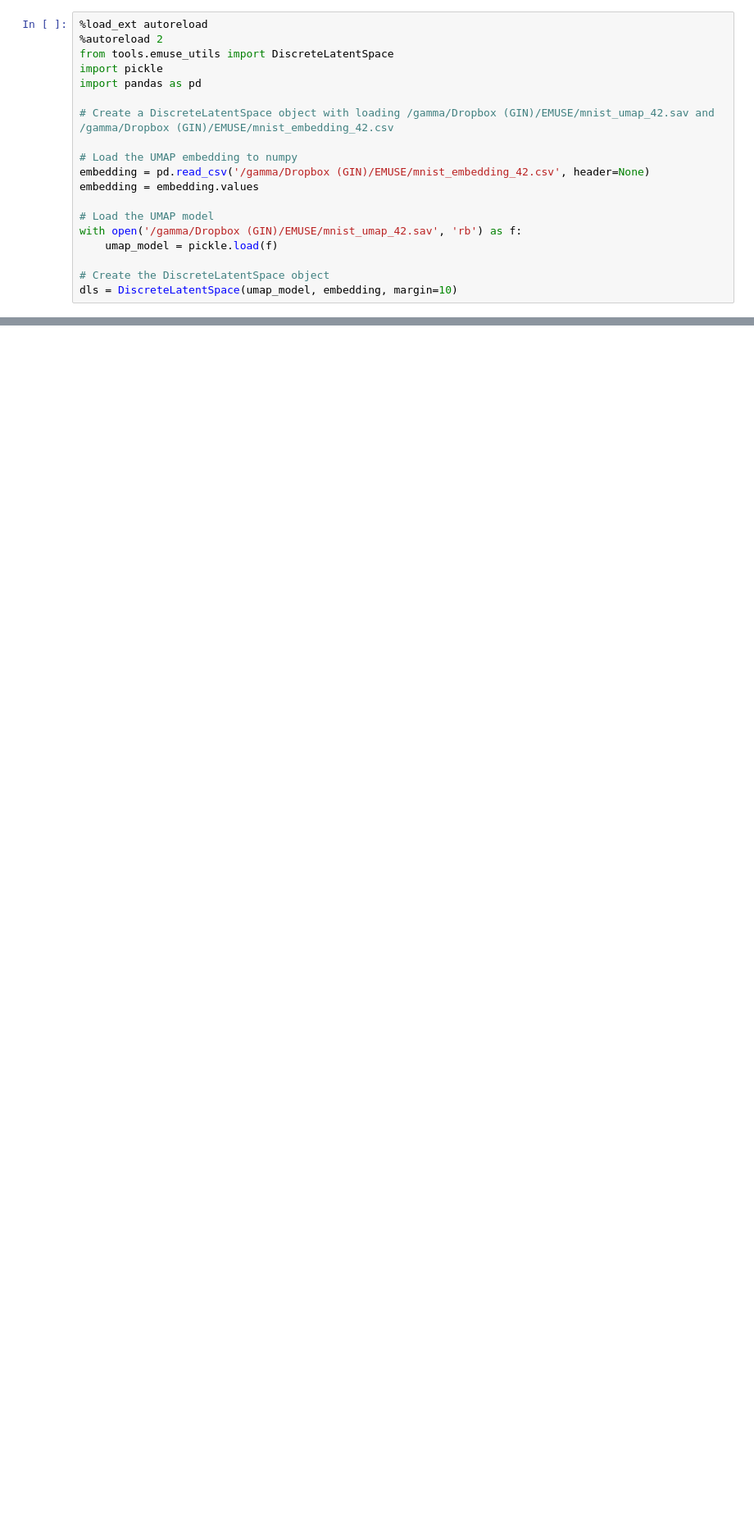
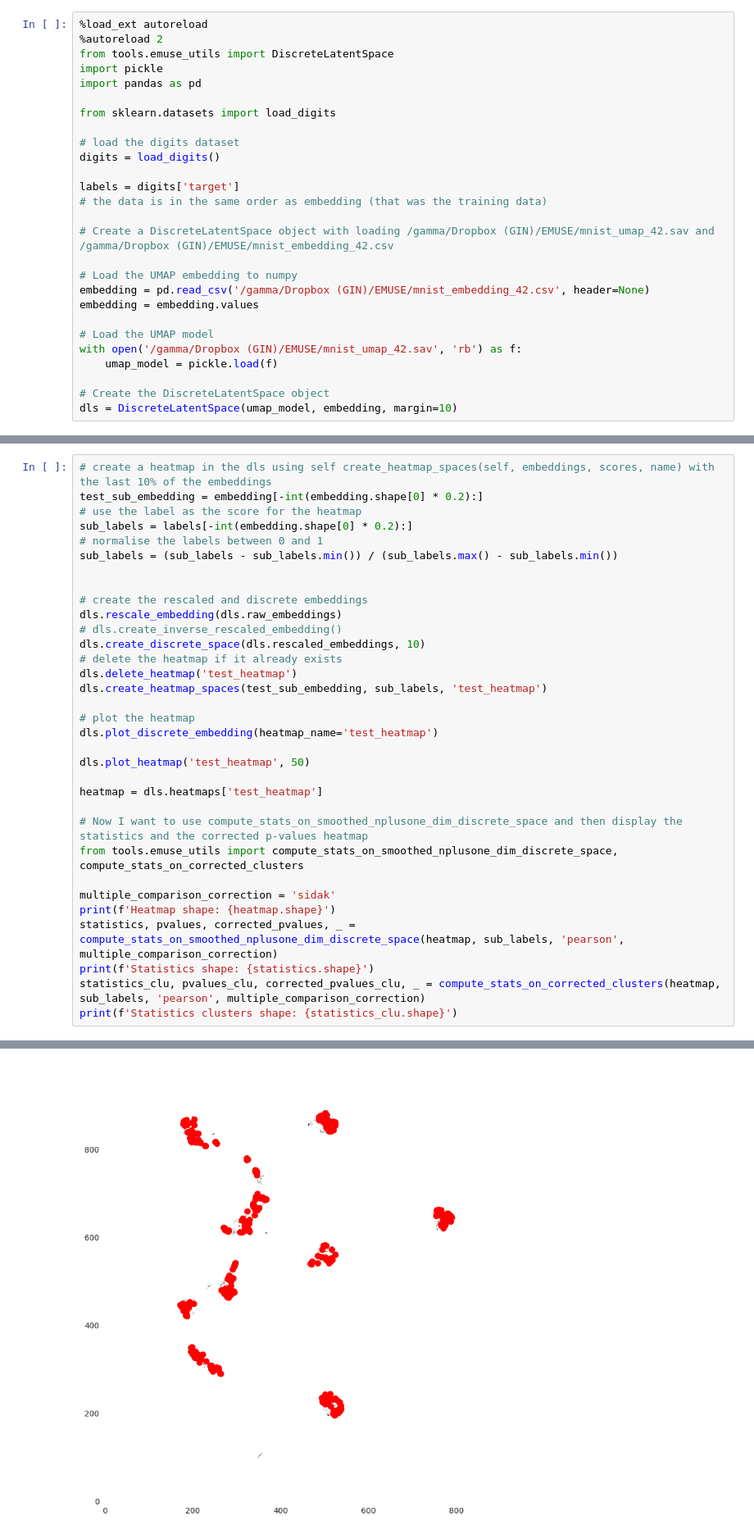
Before and after one commit to chrisfoulon/emuses, a Jupyter notebook: testing.ipynb, the cells around one changed output, grey strips where cells are left out. Shown at 82% size. Cells and saved outputs as stored; diff of their text form; blank space fills up the shorter version.

```diff
--- a/testing.ipynb
+++ b/testing.ipynb
@@ -4,6 +4,14 @@
 from tools.emuse_utils import DiscreteLatentSpace
 import pickle
 import pandas as pd
+
+from sklearn.datasets import load_digits
+
+# load the digits dataset
+digits = load_digits()
+
+labels = digits['target']
+# the data is in the same order as embedding (that was the training data)
 
 # Create a DiscreteLatentSpace object with loading /gamma/Dropbox (GIN)/EMUSE/mnist_umap_42.sav and /gamma/Dropbox (GIN)/EMUSE/mnist_embedding_42.csv
 
@@ -22,0 +28,34 @@ The autoreload extension is already loaded. To reload it, use:
+# %%
+# create a heatmap in the dls using self create_heatmap_spaces(self, embeddings, scores, name) with the last 10% of the embeddings
+test_sub_embedding = embedding[-int(embedding.shape[0] * 0.2):]
+# use the label as the score for the heatmap
+sub_labels = labels[-int(embedding.shape[0] * 0.2):]
+# normalise the labels between 0 and 1
+sub_labels = (sub_labels - sub_labels.min()) / (sub_labels.max() - sub_labels.min())
+
+
+# create the rescaled and discrete embeddings
+dls.rescale_embedding(dls.raw_embeddings)
+# dls.create_inverse_rescaled_embedding()
+dls.create_discrete_space(dls.rescaled_embeddings, 10)
+# delete the heatmap if it already exists
+dls.delete_heatmap('test_heatmap')
+dls.create_heatmap_spaces(test_sub_embedding, sub_labels, 'test_heatmap')
+
+# plot the heatmap
+dls.plot_discrete_embedding(heatmap_name='test_heatmap')
+
+dls.plot_heatmap('test_heatmap', 50)
+
+heatmap = dls.heatmaps['test_heatmap']
+
+# Now I want to use compute_stats_on_smoothed_nplusone_dim_discrete_space and then display the statistics and the corrected p-values heatmap
+from tools.emuse_utils import compute_stats_on_smoothed_nplusone_dim_discrete_space, compute_stats_on_corrected_clusters
+
+multiple_comparison_correction = 'sidak'
+print(f'Heatmap shape: {heatmap.shape}')
+statistics, pvalues, corrected_pvalues, _ = compute_stats_on_smoothed_nplusone_dim_discrete_space(heatmap, sub_labels, 'pearson', multiple_comparison_correction)
+print(f'Statistics shape: {statistics.shape}')
+statistics_clu, pvalues_clu, corrected_pvalues_clu, _ = compute_stats_on_corrected_clusters(heatmap, sub_labels, 'pearson', multiple_comparison_correction)
+print(f'Statistics clusters shape: {statistics_clu.shape}')
+# %% [output]
@@ -22,0 +67 @@ The autoreload extension is already loaded. To reload it, use:
+[figure, added]
```
Also changed, not shown: parts of 22 cells of this notebook, 6 other files.
